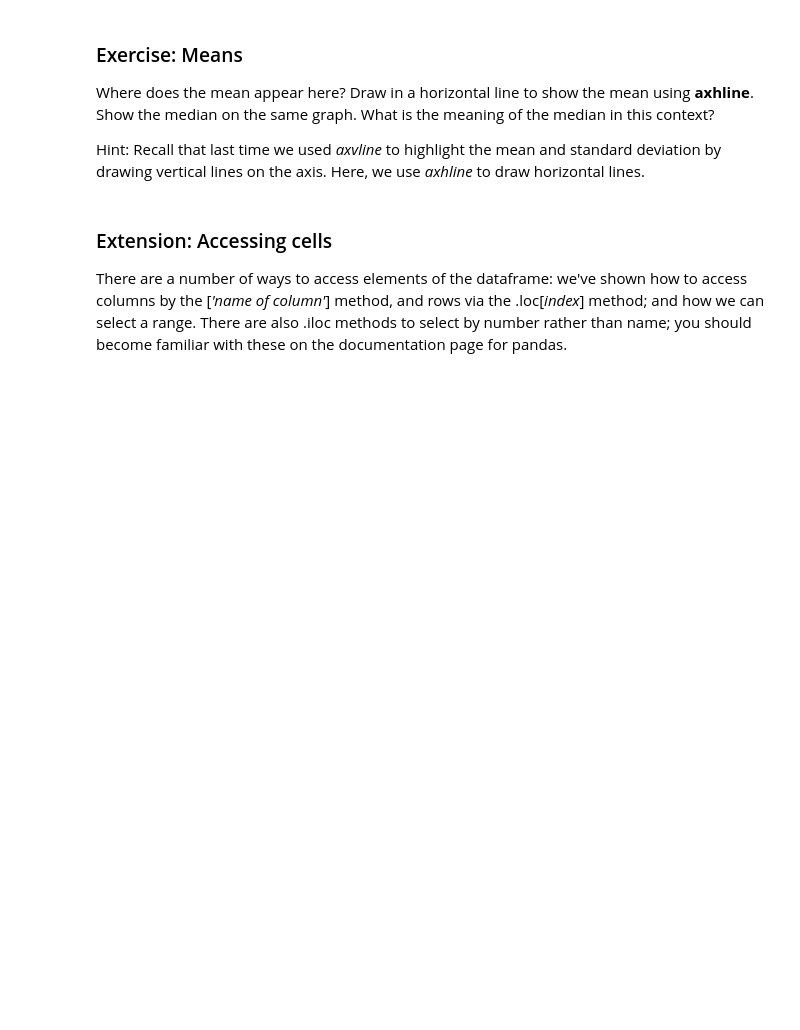
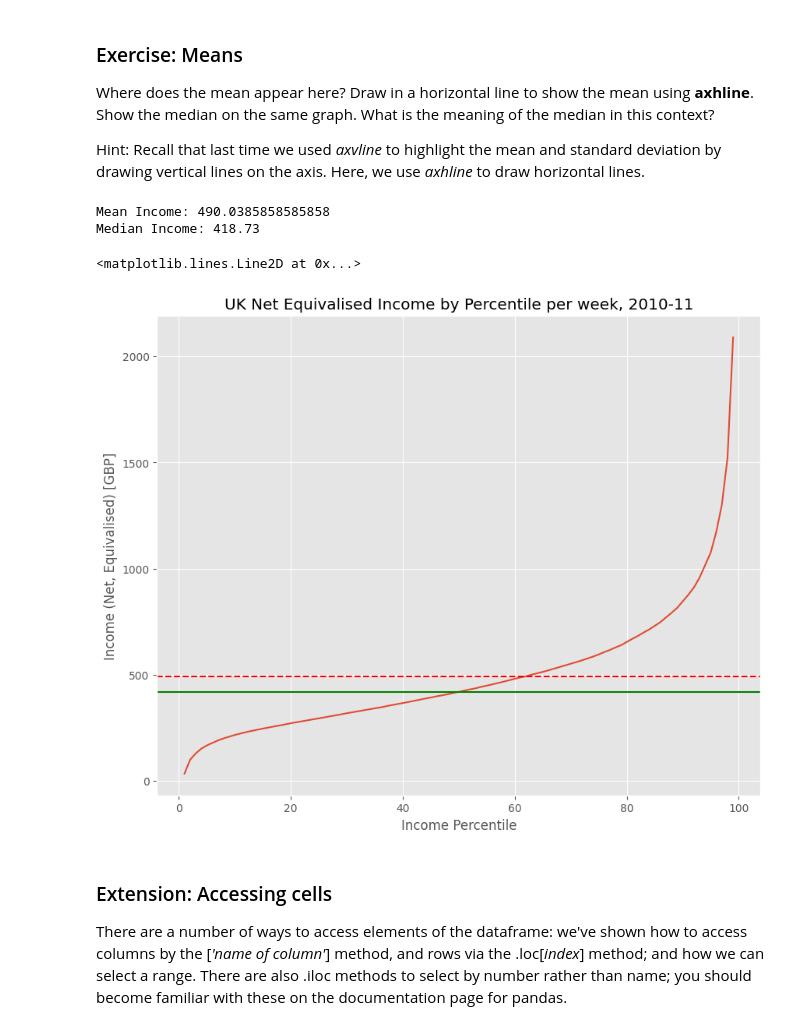
Before and after one commit to Trisken221/QM2, a Jupyter notebook: notebooks/W02. Pandas.ipynb, the cells around one changed output. Drawn from its saved outputs; the diff is of its cells as text; code cells hidden in the pictures; blank space fills up the shorter version.

```diff
--- a/notebooks/W02. Pandas.ipynb
+++ b/notebooks/W02. Pandas.ipynb
@@ -180,3 +181,25 @@ So, to recap, we can now access a particular **row** using *loc[index number]*,
 ## Exercise:
 
 How do the equivalised incomes of single adults and childless couples compare? Look at the 1st, 99th and 50th percentile and summarise what this tells you about the value or price of coupling.
+# %%
+import pandas as pd
+
+income = pd.read_csv('./data/wk2/incomes.csv', index_col=0)
+
+# Select columns for single adults and childless couples
+selected_cols = ['Single adult', 'Childless couple, annual income']
+couples_single = income[selected_cols]
+
+# Display the first few rows of the selected columns
+print(couples_single.head())
+# Clean data to remove commas and dashes, converting columns to numerical
+couples_single = couples_single.replace(',', '', regex=True)
+couples_single = couples_single.replace('-', 'NaN', regex=True).astype(float)
+
+#extract incomes at specific percentiles
+percentiles = [1, 50, 99]
+single_incomes = couples_single['Single adult'].loc[percentiles]
+couple_incomes = couples_single['Childless couple, annual income'].loc[percentiles] / 52  # Convert annual to weekly
+#compare incomes
+comparison = pd.DataFrame({'Single Adult': single_incomes, 'Childless Couple': couple_incomes})
+print(comparison)
@@ -209,6 +245,31 @@ We see a curve that is pretty linear in the middle region, but curves rapidly up
 Where does the mean appear here? Draw in a horizontal line to show the mean using **axhline**. Show the median on the same graph. What is the meaning of the median in this context?
 
 Hint: Recall that last time we used *axvline* to highlight the mean and standard deviation by drawing vertical lines on the axis. Here, we use *axhline* to draw horizontal lines.
+# %%
+import pandas as pd
+import matplotlib.pyplot as plt
+
+# Assuming 'income' is your DataFrame
+income_data = income['Net equivalised household income in 2010-11, week']
+mean_income = income_data.mean()
+median_income = income_data.median()
+
+print("Mean Income:", mean_income)
+print("Median Income:", median_income)
+
+income_data.plot()
+plt.title('UK Net Equivalised Income by Percentile per week, 2010-11')
+plt.xlabel('Income Percentile')
+plt.ylabel('Income (Net, Equivalised) [GBP]')
+
+# Add horizontal lines for mean and median
+plt.axhline(y=mean_income, color='r', linestyle='--', label='Mean')
+plt.axhline(y=median_income, color='g', linestyle='-', label='Median')
+# %% [output]
+Mean Income: 490.0385858585858
+Median Income: 418.73
+<matplotlib.lines.Line2D at 0x...>
+[figure, added]
 # %% [markdown]
 ### Extension: Accessing cells
 
```
Also changed, not shown: parts of 15 cells of this notebook.
